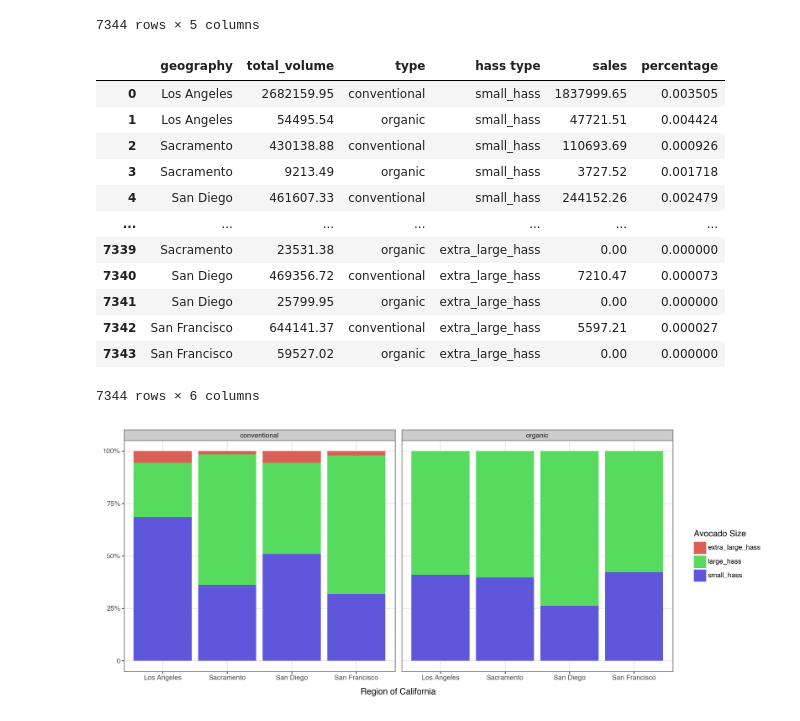
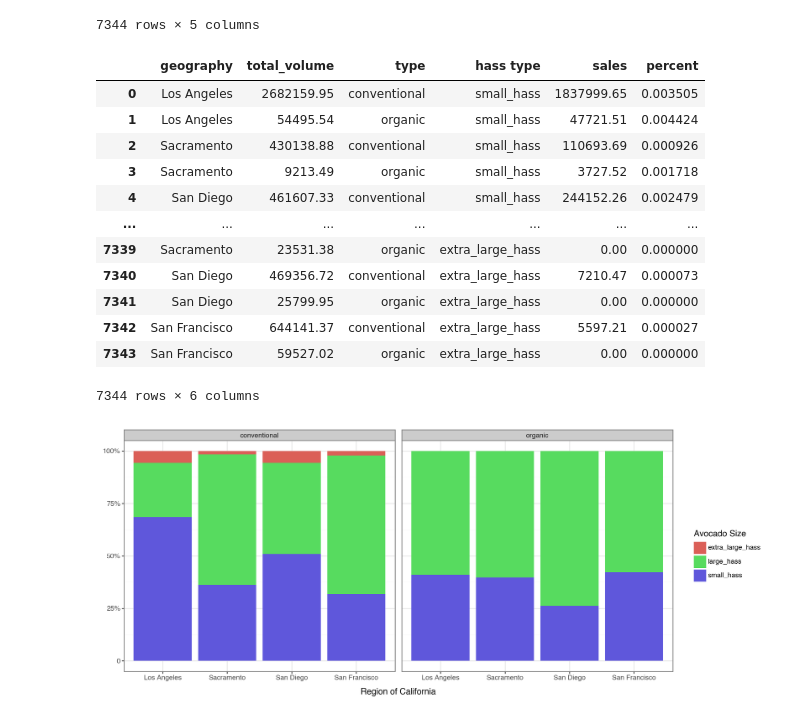
Before and after one commit to EthanSchultz49/GSB-544, a Jupyter notebook: Week_2/Lab2.ipynb, the cells around one changed output. Cells and saved outputs as stored; diff of their text form; code cells hidden in the pictures.

```diff
--- a/Week_2/Lab2.ipynb
+++ b/Week_2/Lab2.ipynb
@@ -205,11 +191,11 @@ long_cali
 # %%
 #makes a new dataset with the totals for sales goruped by region and the type of avocado and retians the sales as the same column
 overall_volume = long_cali.groupby(['geography', 'type'])['sales'].transform('sum')
 #calculated the percent of each area byt dividing it from the totals from the overall_volume
 long_cali['percent'] = long_cali['sales'] / overall_volume
-long_cali
+#long_cali
 # %% [output]
-|  | geography | total_volume | type | hass type | sales | percentage |
+|  | geography | total_volume | type | hass type | sales | percent |
 | 0 | Los Angeles | 2682159.95 | conventional | small_hass | 1837999.65 | 0.003505 |
 | 1 | Los Angeles | 54495.54 | organic | small_hass | 47721.51 | 0.004424 |
 | 2 | Sacramento | 430138.88 | conventional | small_hass | 110693.69 | 0.000926 |
```
Also changed, not shown: parts of 10 cells of this notebook, 1 other file.
